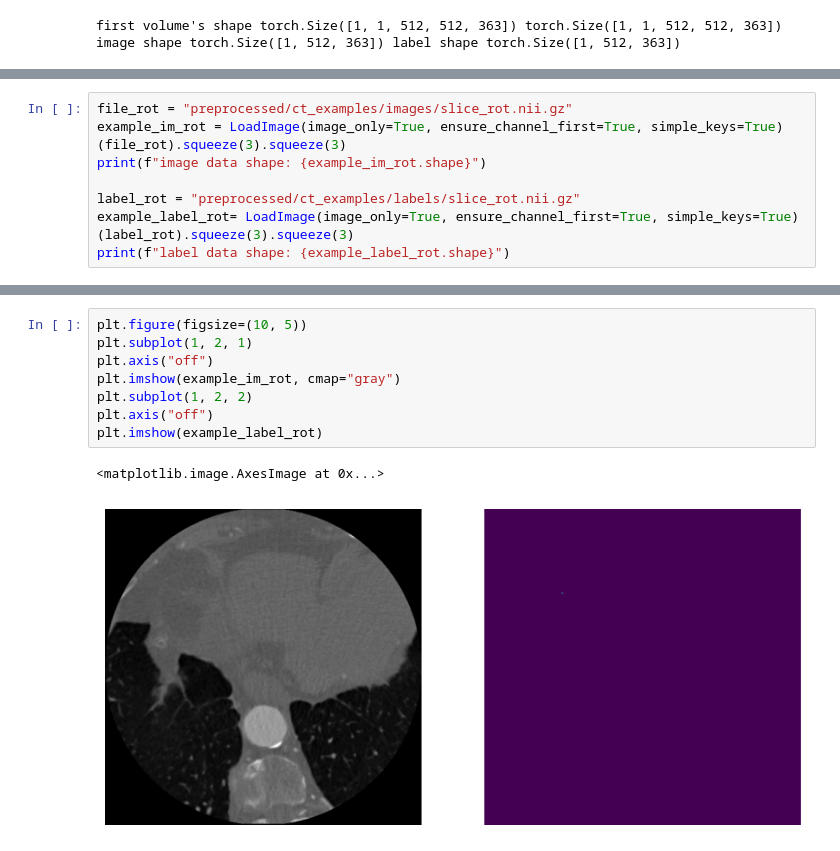
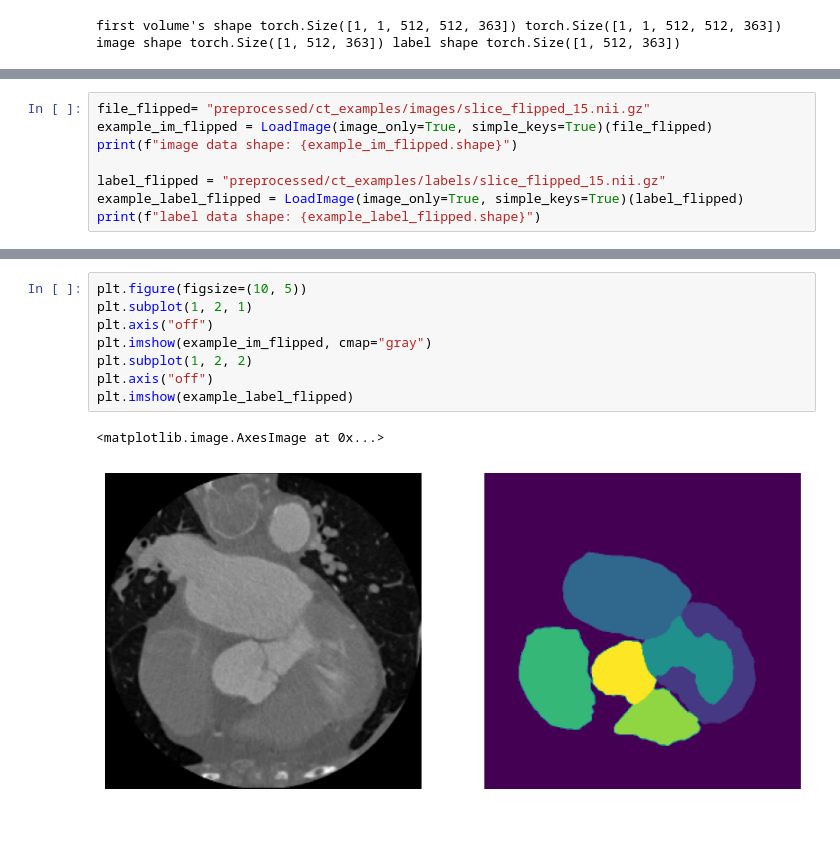
Before and after one commit to Trustworthy-AI-UU-NKI/Cross-Modal-Segmentation, a Jupyter notebook: data_processing/data_analysis_CT.ipynb, the cells around one changed output, grey strips where cells are left out. Cells and saved outputs as stored; diff of their text form.

```diff
--- a/data_processing/data_analysis_CT.ipynb
+++ b/data_processing/data_analysis_CT.ipynb
@@ -156,9 +172,9 @@ label data shape: torch.Size([512, 512, 1])
 # %%
-file_rot = "preprocessed/ct_examples/images/slice_rot.nii.gz"
-example_im_rot = LoadImage(image_only=True, ensure_channel_first=True, simple_keys=True)(file_rot).squeeze(3).squeeze(3)
-print(f"image data shape: {example_im_rot.shape}")
+file_flipped= "preprocessed/ct_examples/images/slice_flipped_15.nii.gz"
+example_im_flipped = LoadImage(image_only=True, simple_keys=True)(file_flipped)
+print(f"image data shape: {example_im_flipped.shape}")
 
-label_rot = "preprocessed/ct_examples/labels/slice_rot.nii.gz"
-example_label_rot= LoadImage(image_only=True, ensure_channel_first=True, simple_keys=True)(label_rot).squeeze(3).squeeze(3)
-print(f"label data shape: {example_label_rot.shape}")
+label_flipped = "preprocessed/ct_examples/labels/slice_flipped_15.nii.gz"
+example_label_flipped = LoadImage(image_only=True, simple_keys=True)(label_flipped)
+print(f"label data shape: {example_label_flipped.shape}")
 # %% [output]
@@ -193,11 +198,11 @@ plt.imshow(example_label_original)
 # %%
 plt.figure(figsize=(10, 5))
 plt.subplot(1, 2, 1)
 plt.axis("off")
-plt.imshow(example_im_rot, cmap="gray")
+plt.imshow(example_im_flipped, cmap="gray")
 plt.subplot(1, 2, 2)
 plt.axis("off")
-plt.imshow(example_label_rot)
+plt.imshow(example_label_flipped)
 # %% [output]
 <matplotlib.image.AxesImage at 0x...>
-[figure, old version]
+[figure, new version]
```
Also changed, not shown: parts of 8 cells of this notebook, 2 other files.
